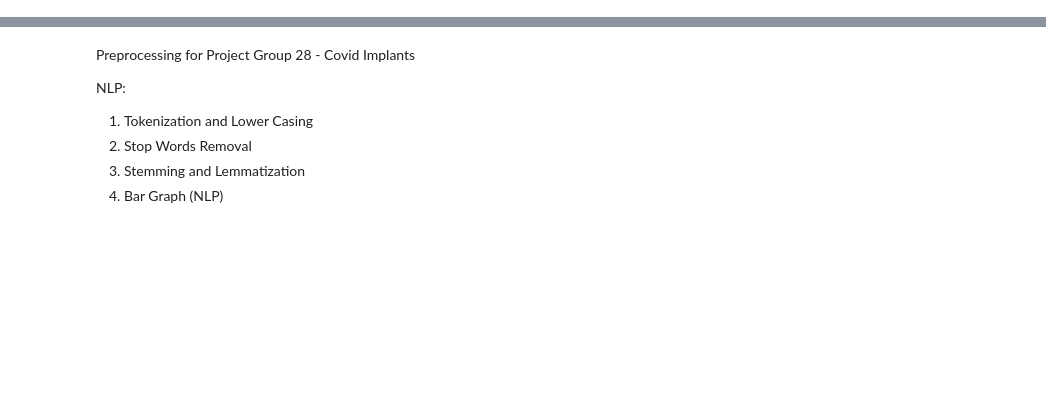
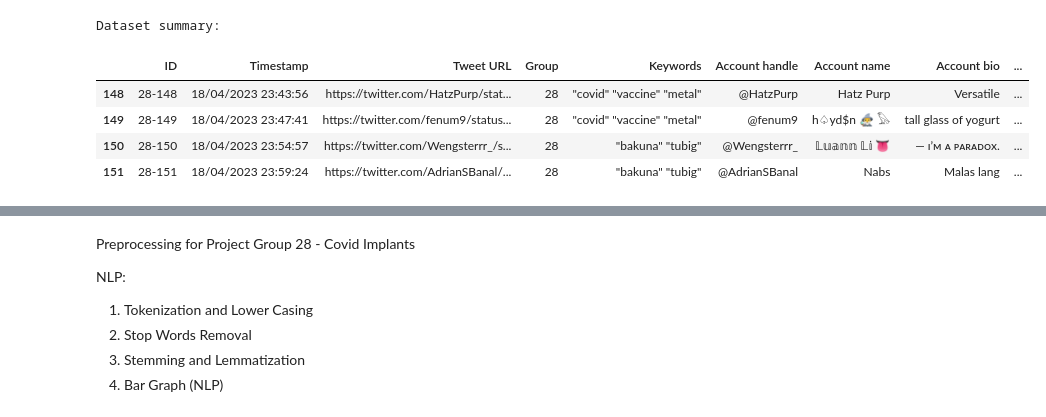
Before and after one commit to KituIco/cs132-g28-covid-vaccine-implants, a Jupyter notebook: misc/Data-Exploration-NLP.ipynb, the cells around one changed output, grey strips where cells are left out. Saved outputs shown, nothing was run; the diff lists cells and outputs as text; code cells hidden in the pictures; blank space fills up the shorter version.

```diff
--- a/misc/Data-Exploration-NLP.ipynb
+++ b/misc/Data-Exploration-NLP.ipynb
@@ -168,0 +13,24 @@ df.style.set_properties(**{'text-align': 'left'})
+# %%
+# Load datasets
+import pandas as pd
+import gspread
+import numpy as np
+
+import matplotlib.pyplot as plt
+import seaborn as sns
+
+from IPython.display import display
+from scipy.stats import zscore
+
+sa = gspread.service_account(filename="group-28-dataset-7233caedfe09.json")
+sheet = sa.open("Dataset - Group 28")
+work_sheet = sheet.worksheet("Fixed Data")
+
+df = pd.DataFrame(work_sheet.get_all_values())
+
+new_header = df.iloc[0]
+df = df[1:152]
+df.columns = new_header
+df = df.replace(r'^\s*$', np.nan, regex=True)
+
+df.tail(3)
@@ -168,0 +97,14 @@ df.style.set_properties(**{'text-align': 'left'})
+# %%
+print("Dataset summary:")
+df_clean = df[['ID', 'Timestamp', 'Tweet URL', 'Group', 'Keywords',
+         'Account handle', 'Account name', 'Account bio', 'Account type',
+         'Tweet', 'Tweet Translated', 'Tweet Type', 'Date posted',
+         'Content type', 'Reasoning', 'Thread/Tweet Language',]]
+df_clean.tail(4)
+# %% [output]
+Dataset summary:
+|  | ID | Timestamp | Tweet URL | Group | Keywords | Account handle | Account name | Account bio | ... |
+| 148 | 28-148 | 18/04/2023 23:43:56 | https://twitter.com/HatzPurp/stat... | 28 | "covid" "vaccine" "metal" | @HatzPurp | Hatz Purp | Versatile | ... |
+| 149 | 28-149 | 18/04/2023 23:47:41 | https://twitter.com/fenum9/status... | 28 | "covid" "vaccine" "metal" | @fenum9 | h♤yd$n 🧙‍♂️ 𓅃 | tall glass of yogurt | ... |
+| 150 | 28-150 | 18/04/2023 23:54:57 | https://twitter.com/Wengsterrr_/s... | 28 | "bakuna" "tubig" | @Wengsterrr_ | 𝕃𝕦𝕒𝕟𝕟 𝕃𝕚 👅 | — ɪ’ᴍ ᴀ ᴘᴀʀᴀᴅᴏx. | ... |
+| 151 | 28-151 | 18/04/2023 23:59:24 | https://twitter.com/AdrianSBanal/... | 28 | "bakuna" "tubig" | @AdrianSBanal | Nabs | Malas lang | ... |
```
Also changed, not shown: parts of 21 cells of this notebook, 6 other files.
